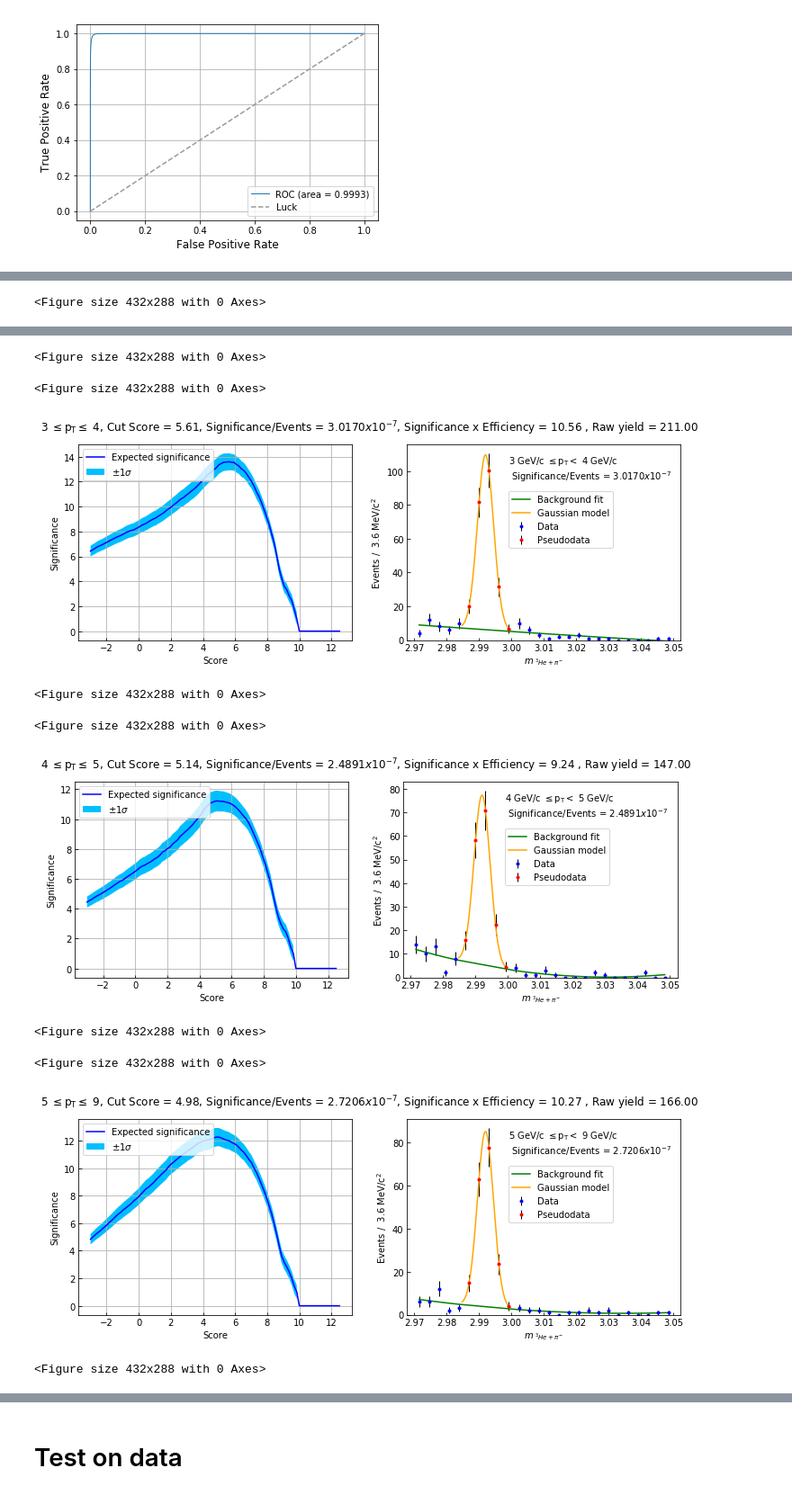
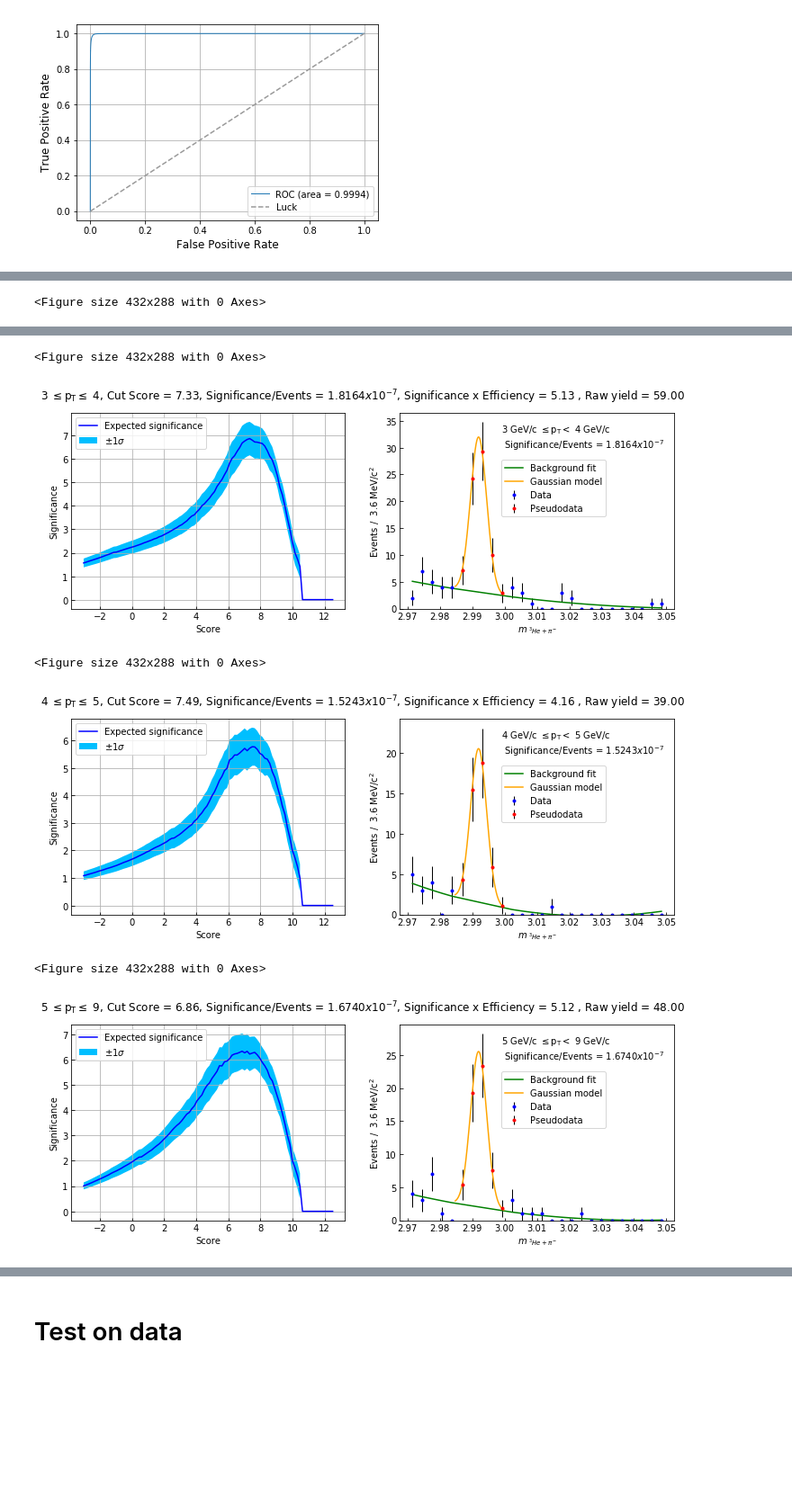
Before and after one commit to pfecchio/HypertritonML, a Jupyter notebook: 2body/Training_10_40/TrainingAndSignScan_10_40.ipynb, the cells around one changed output, grey strips where cells are left out. Shown at 90% size. Saved outputs shown, nothing was run; the diff lists cells and outputs as text; code cells hidden in the pictures; blank space fills up the shorter version.

```diff
--- a/2body/Training_10_40/TrainingAndSignScan_10_40.ipynb
+++ b/2body/Training_10_40/TrainingAndSignScan_10_40.ipynb
@@ -25,0 +56,3 @@ training = True
+# %%
+df_18r=df_data.query('10<=Centrality<40 and 2.960<InvMass<3.050 and V0pt<=10')
+df_18r = df_18r.astype('float')
@@ -25,0 +61,6 @@ training = True
+# %%
+bkg = df_data.query('(InvMass<2.98 or InvMass>3.005) and V0pt<=10 and 10<=Centrality<40 ')
+# %%
+bkg['y']=0
+df_MC['y']=1
+df= pd.concat([df_MC,bkg])
@@ -144,3 +169,0 @@ Scan della Significance Vs BDT Score negli stessi bin di pT in cui Stefano ha es
-# %%
-df_18r = pd.read_pickle('../../../HypertritonAnalysis/Dataframes/df_Sig_data.pkl')
-df_18r = df_18r.astype('float')
@@ -267,7 +179,7 @@ for i in range(0,4):
     plt.figure();
     dtest = xgb.DMatrix(data=df_18r[training_columns],silent=True)
     df_18r['Score'] = model.predict(dtest,output_margin=True)
-    best_score_list.append(SignificanceScan(df_18r,pT_list[i][0],pT_list[i][1],i))
+    best_score_list.append(SignificanceScan(df_18r,pT_list[i][0],pT_list[i][1],i,efficiency_array,eff_presel,Nev_10_40))
     del dtest
 # %% [output]
 The `ymin` argument was deprecated in Matplotlib 3.0 and will be removed in 3.2. Use `bottom` instead.
@@ -277,13 +189,9 @@ The `ymin` argument was deprecated in Matplotlib 3.0 and will be removed in 3.2.
 <Figure size 432x288 with 0 Axes>
+[figure, new version]
 <Figure size 432x288 with 0 Axes>
-[figure, old version]
+[figure, new version]
 <Figure size 432x288 with 0 Axes>
-<Figure size 432x288 with 0 Axes>
-[figure, old version]
-<Figure size 432x288 with 0 Axes>
-<Figure size 432x288 with 0 Axes>
-[figure, old version]
+[figure, new version]
-<Figure size 432x288 with 0 Axes>
 # %%
 pT_list = [[2,3],[3,4],[4,5],[5,9]]
 best_score_list=[]
```
Also changed, not shown: parts of 46 cells of this notebook, 11 other files.
